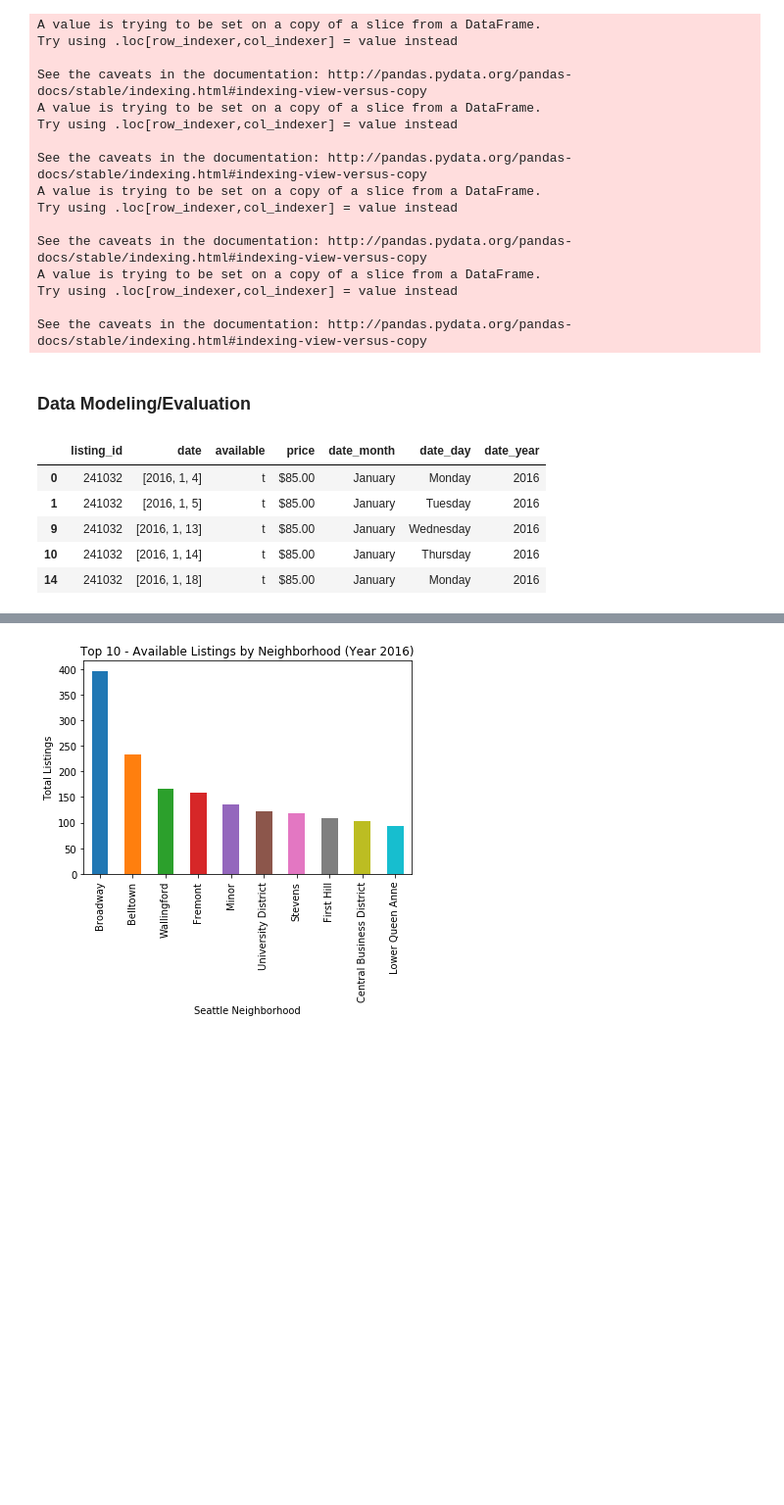
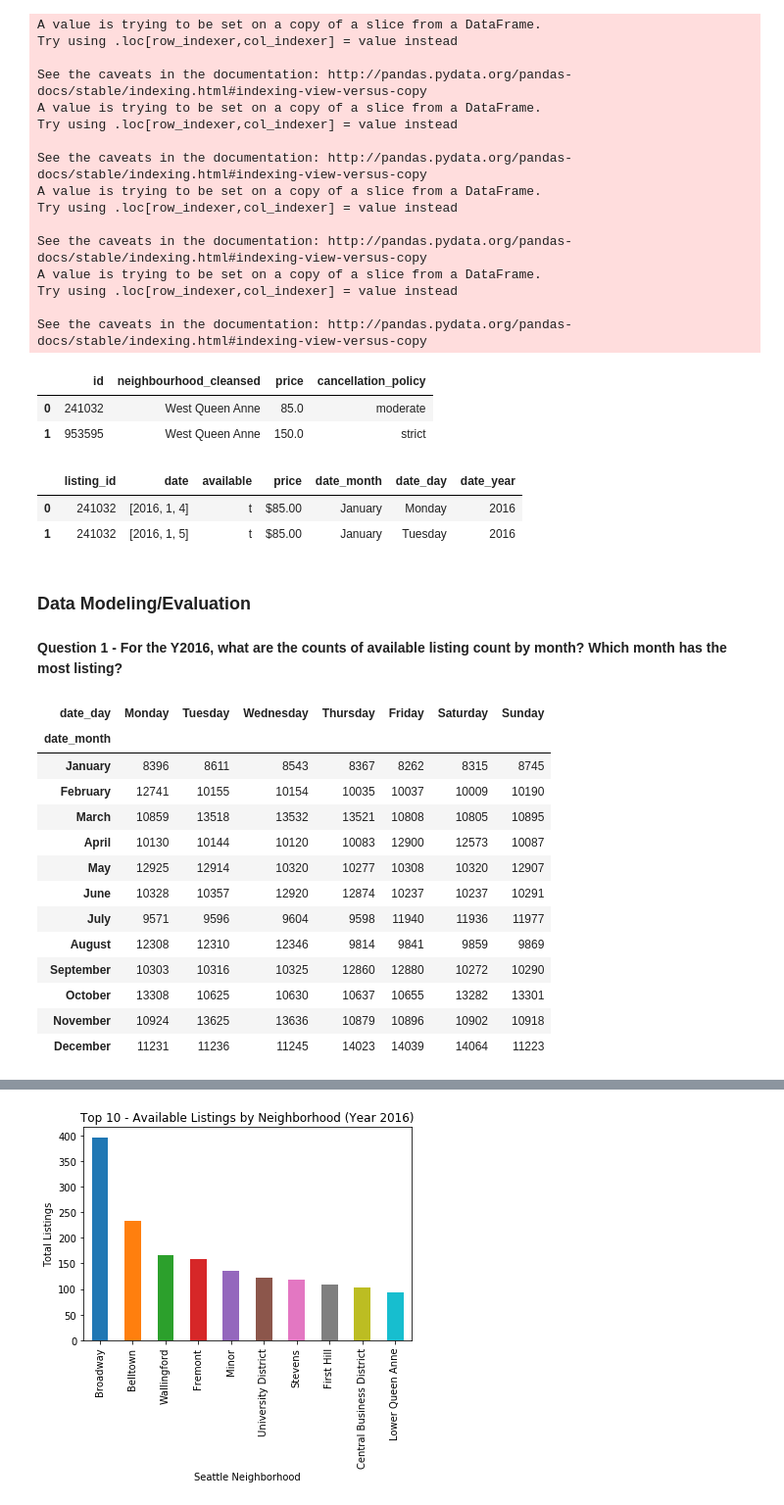
Before and after one commit to AnthonyGoh7/Udacity-Data-Scientist-Nanodegree, a Jupyter notebook: Project - Write A Data Science Blog Post - AirBnB Data.ipynb, the cells around one changed output, grey strips where cells are left out. Shown at 98% size. Drawn from its saved outputs; the diff is of its cells as text; code cells hidden in the pictures; blank space fills up the shorter version.

```diff
--- a/Project - Write A Data Science Blog Post - AirBnB Data.ipynb
+++ b/Project - Write A Data Science Blog Post - AirBnB Data.ipynb
@@ -196,14 +158,43 @@ A value is trying to be set on a copy of a slice from a DataFrame.
 Try using .loc[row_indexer,col_indexer] = value instead
 
 See the caveats in the documentation: http://pandas.pydata.org/pandas-docs/stable/indexing.html#indexing-view-versus-copy
+# %%
+listings.head(2)
+# %% [output]
+|  | id | neighbourhood_cleansed | price | cancellation_policy |
+| 0 | 241032 | West Queen Anne | 85.0 | moderate |
+| 1 | 953595 | West Queen Anne | 150.0 | strict |
+# %%
+calendar.head(2)
+# %% [output]
+|  | listing_id | date | available | price | date_month | date_day | date_year |
+| 0 | 241032 | [2016, 1, 4] | t | $85.00 | January | Monday | 2016 |
+| 1 | 241032 | [2016, 1, 5] | t | $85.00 | January | Tuesday | 2016 |
 # %% [markdown]
 ### Data Modeling/Evaluation
-# %%
-calendar.head()
-# %% [output]
-|  | listing_id | date | available | price | date_month | date_day | date_year |
-| 0 | 241032 | [2016, 1, 4] | t | $85.00 | January | Monday | 2016 |
-| 1 | 241032 | [2016, 1, 5] | t | $85.00 | January | Tuesday | 2016 |
-| 9 | 241032 | [2016, 1, 13] | t | $85.00 | January | Wednesday | 2016 |
-| 10 | 241032 | [2016, 1, 14] | t | $85.00 | January | Thursday | 2016 |
-| 14 | 241032 | [2016, 1, 18] | t | $85.00 | January | Monday | 2016 |
+# %% [markdown]
+**Question 1 - For the Y2016, what are the counts of available listing count by month? Which month has the most listing?**
+# %%
+# Create a pivot table - To identify if there is a relationship between the amount of listing available and month/day
+month_order = list(clndr.month_name)[1:]
+day_order = list(clndr.day_name)
+pivot = calendar.pivot_table(values="listing_id", index=["date_day"], columns=["date_month"], aggfunc=len)
+pivot = pivot.reindex(day_order, axis=0)
+pivot = pivot.reindex(month_order, axis=1)
+pivot = pivot.transpose()
+pivot
+# %% [output]
+| date_day | Monday | Tuesday | Wednesday | Thursday | Friday | Saturday | Sunday |
+| date_month |  |  |  |  |  |  |  |
+| January | 8396 | 8611 | 8543 | 8367 | 8262 | 8315 | 8745 |
+| February | 12741 | 10155 | 10154 | 10035 | 10037 | 10009 | 10190 |
+| March | 10859 | 13518 | 13532 | 13521 | 10808 | 10805 | 10895 |
+| April | 10130 | 10144 | 10120 | 10083 | 12900 | 12573 | 10087 |
+| May | 12925 | 12914 | 10320 | 10277 | 10308 | 10320 | 12907 |
+| June | 10328 | 10357 | 12920 | 12874 | 10237 | 10237 | 10291 |
+| July | 9571 | 9596 | 9604 | 9598 | 11940 | 11936 | 11977 |
+| August | 12308 | 12310 | 12346 | 9814 | 9841 | 9859 | 9869 |
+| September | 10303 | 10316 | 10325 | 12860 | 12880 | 10272 | 10290 |
+| October | 13308 | 10625 | 10630 | 10637 | 10655 | 13282 | 13301 |
+| November | 10924 | 13625 | 13636 | 10879 | 10896 | 10902 | 10918 |
+| December | 11231 | 11236 | 11245 | 14023 | 14039 | 14064 | 11223 |
```
Also changed, not shown: parts of 24 cells of this notebook, 6 other files.
